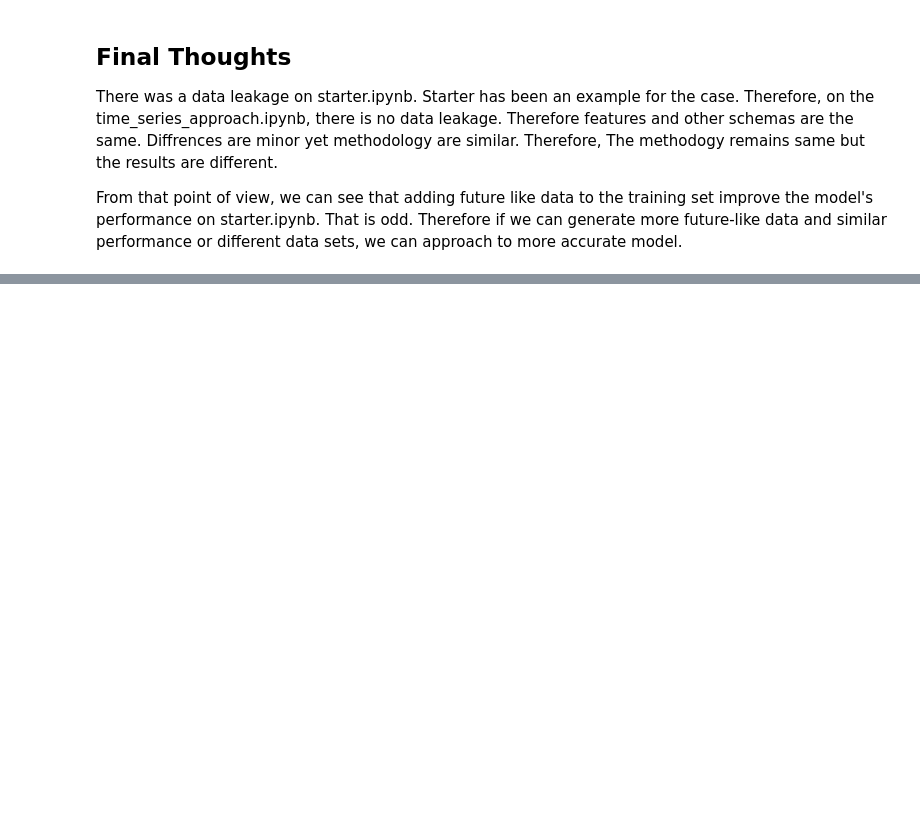
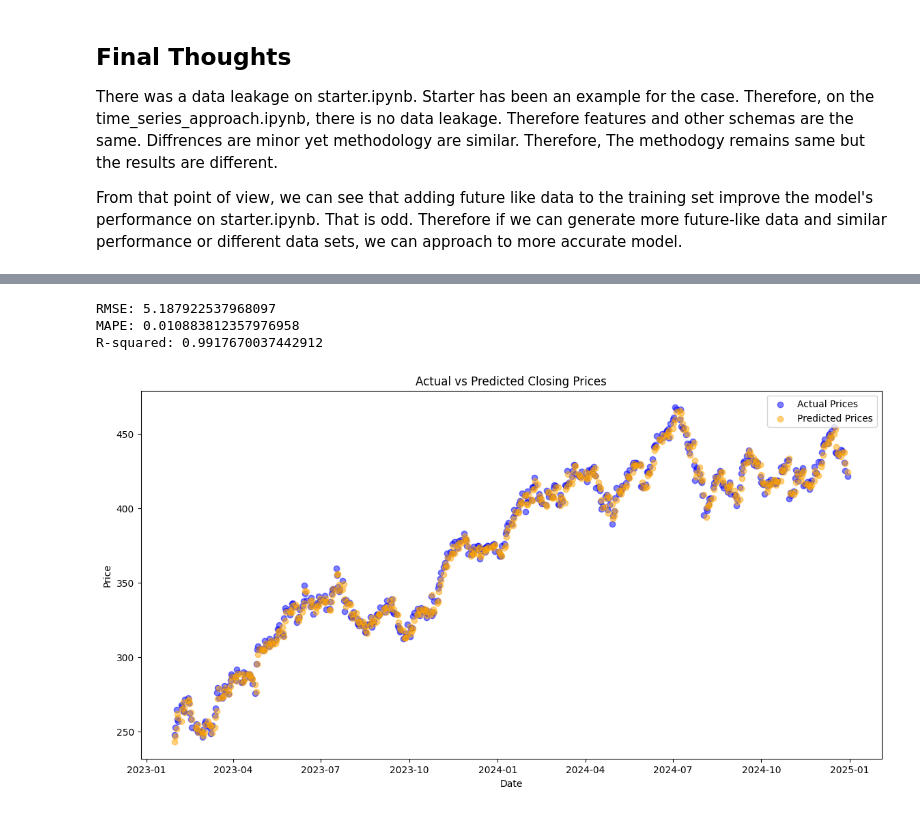
Before and after one commit to BcanTayiz/dtgs_cs, a Jupyter notebook: time_series_legacy_approach.ipynb, the cells around one changed output, grey strips where cells are left out. Cells and saved outputs as stored; diff of their text form; code cells hidden in the pictures; blank space fills up the shorter version.

```diff
--- a/time_series_legacy_approach.ipynb
+++ b/time_series_legacy_approach.ipynb
@@ -257,7 +260,7 @@ X = X[(z_scores < 3).all(axis=1)]
 y = y[X.index]  # Keeping corresponding target values
 
 # Define the split date
-split_date = '2020-01-30'
+split_date = '2023-01-30'
 
 # Create training and test datasets
 train_data = data[data.index < split_date]
@@ -445,0 +458,49 @@ From that point of view, we can see that adding future like data to the training
+# %%
+from sklearn.linear_model import Lasso, Ridge, LinearRegression
+from sklearn.ensemble import VotingRegressor
+from sklearn.metrics import mean_squared_error, r2_score, mean_absolute_percentage_error
+import numpy as np
+
+# Create individual models
+lasso_model = Lasso(alpha=0.1)  # Adjust alpha as needed
+ridge_model = best_model  # Use the best model from your previous GridSearchCV
+linear_model = LinearRegression()
+
+# Create a voting regressor with all three models
+voting_regressor = VotingRegressor(estimators=[
+    ('lasso', lasso_model),
+    ('ridge', ridge_model),
+    ('linear', linear_model)
+])
+
+# Fit the voting regressor on training data
+voting_regressor.fit(X_train_best, y_train_best)
+
+# Make predictions on test data
+y_pred_voter = voting_regressor.predict(X_test_best)
+
+# Evaluate the model
+rmse = np.sqrt(mean_squared_error(y_test_best, y_pred))
+mape = mean_absolute_percentage_error(y_test_best, y_pred)
+r_squared = r2_score(y_test_best, y_pred)
+
+print(f'RMSE: {rmse}')
+print(f'MAPE: {mape}')
+print(f'R-squared: {r_squared}')
+# %% [output]
+RMSE: 5.187922537968097
+MAPE: 0.010883812357976958
+R-squared: 0.9917670037442912
+# %%
+## 7. Visualization
+
+plt.figure(figsize=(14, 7))
+plt.scatter(y_test_best.index, y_test_best, label='Actual Prices', color='blue', alpha=0.5)
+plt.scatter(y_test_best.index, y_pred, label='Predicted Prices', color='orange', alpha=0.5)
+plt.title('Actual vs Predicted Closing Prices')
+plt.xlabel('Date')
+plt.ylabel('Price')
+plt.legend()
+plt.show()
+# %% [output]
+[figure, added]
```
Also changed, not shown: parts of 12 cells of this notebook.
